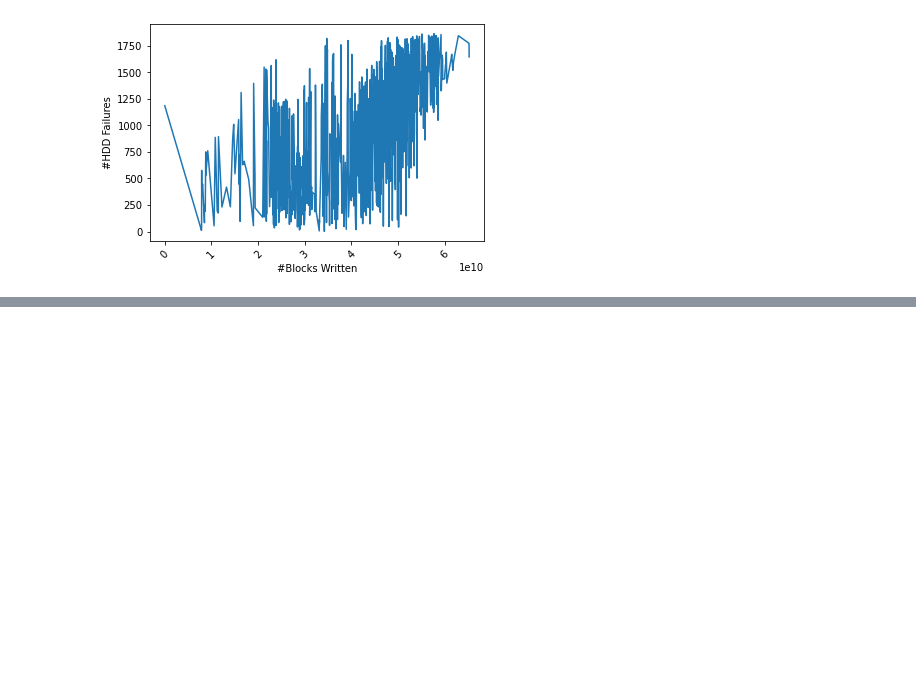
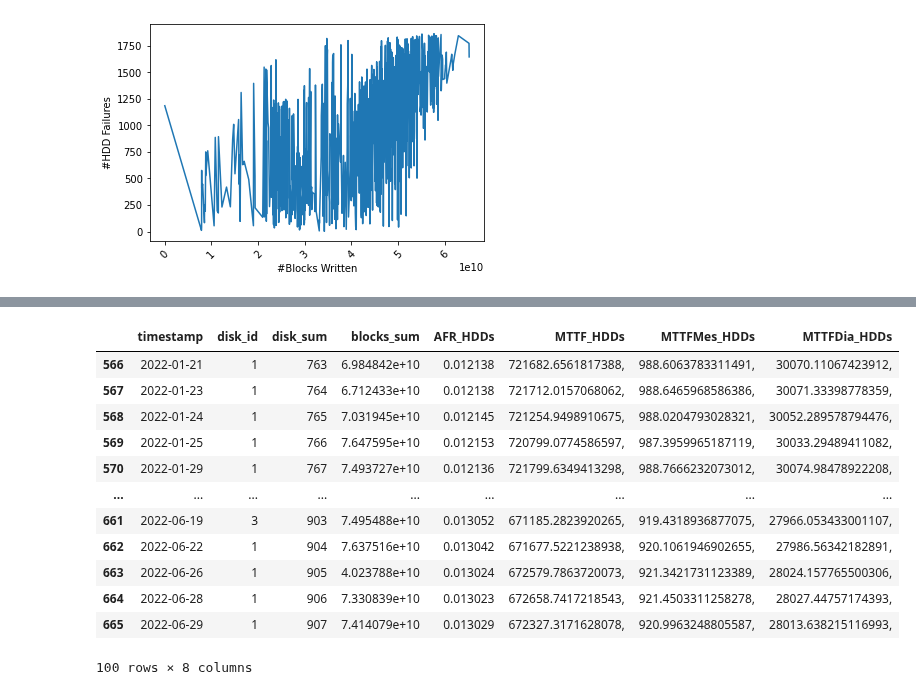
Before and after one commit to EricBorba/StorageFailurePredictor, a Jupyter notebook: WriteAnalModelHDD.ipynb, the cells around one changed output, grey strips where cells are left out. Cells and saved outputs as stored; diff of their text form; code cells hidden in the pictures; blank space fills up the shorter version.

```diff
--- a/WriteAnalModelHDD.ipynb
+++ b/WriteAnalModelHDD.ipynb
@@ -211,3 +202,41 @@ plt.setp(graph.get_xticklabels(), rotation=45)
  None,
  None]
 [figure]
+# %%
+groupHDDFailures['timestamp'] = pd.to_datetime(groupHDDFailures['timestamp'], format='%Y-%m-%d').dt.floor('D')
+# %%
+#dynamic mttf
+
+#resultWriteFailureNone["AFR"] = ((resultWriteFailureNone["cum_sum"])*((resultWriteFailureNone["timestamp"]-resultWriteFailureNone["timestamp"].iloc[0]).days))/(resultWriteFailureNone.size)
+
+hours_per_year = 365*24
+numberTotalSSDs = groupHDDFailures.size
+
+groupHDDFailures["AFR_HDDs"] = " "
+groupHDDFailures["MTTF_HDDs"] = " "
+groupHDDFailures["MTTFMes_HDDs"] = " "
+groupHDDFailures["MTTFDia_HDDs"] = " "
+
+for i in range(1, len(groupHDDFailures)):
+
+
+    numberFailedSSDs = groupHDDFailures.iloc[i].disk_sum
+    if numberFailedSSDs != 0:
+        temp = ((groupHDDFailures.timestamp.iloc[i] - groupHDDFailures.timestamp.iloc[0]).days)/30
+        AFR_HDDs = ((numberFailedSSDs)*(12/temp))/(15290)
+        MTTF_HDDs = (hours_per_year)/(AFR_HDDs)
+        MTTFMes_HDDs = (12)/(AFR_HDDs)
+        MTTFDia_HDDs = (365)/(AFR_HDDs)
+    else:
+        AFR_HDDs = 0
+        MTTF_HDDs = 0
+        MTTFMes_HDDs = 0
+        MTTFDia_HDDs = 0
+
+
+    #resultWriteFailureRM.loc[i, "AFR_SSDs"] = AFR_SSDs
+    #resultWriteFailureRM.loc[i, "mttf_SDDs"] = MTTF_SSDs
+    groupHDDFailures.AFR_HDDs.iloc[i] = AFR_HDDs
+    groupHDDFailures.MTTF_HDDs.iloc[i] = str(MTTF_HDDs) + ','
+    groupHDDFailures.MTTFMes_HDDs.iloc[i] = str(MTTFMes_HDDs) + ','
+    groupHDDFailures.MTTFDia_HDDs.iloc[i] = str(MTTFDia_HDDs) + ','
@@ -213,0 +260,16 @@ plt.setp(graph.get_xticklabels(), rotation=45)
+# %%
+groupHDDFailures.tail(100)
+# %% [output]
+|  | timestamp | disk_id | disk_sum | blocks_sum | AFR_HDDs | MTTF_HDDs | MTTFMes_HDDs | MTTFDia_HDDs |
+| 566 | 2022-01-21 | 1 | 763 | 6.984842e+10 | 0.012138 | 721682.6561817388, | 988.6063783311491, | 30070.11067423912, |
+| 567 | 2022-01-23 | 1 | 764 | 6.712433e+10 | 0.012138 | 721712.0157068062, | 988.6465968586386, | 30071.33398778359, |
+| 568 | 2022-01-24 | 1 | 765 | 7.031945e+10 | 0.012145 | 721254.9498910675, | 988.0204793028321, | 30052.289578794476, |
+| 569 | 2022-01-25 | 1 | 766 | 7.647595e+10 | 0.012153 | 720799.0774586597, | 987.3959965187119, | 30033.29489411082, |
+| 570 | 2022-01-29 | 1 | 767 | 7.493727e+10 | 0.012136 | 721799.6349413298, | 988.7666232073012, | 30074.98478922208, |
+| ... | ... | ... | ... | ... | ... | ... | ... | ... |
+| 661 | 2022-06-19 | 3 | 903 | 7.495488e+10 | 0.013052 | 671185.2823920265, | 919.4318936877075, | 27966.053433001107, |
+| 662 | 2022-06-22 | 1 | 904 | 7.637516e+10 | 0.013042 | 671677.5221238938, | 920.1061946902655, | 27986.56342182891, |
+| 663 | 2022-06-26 | 1 | 905 | 4.023788e+10 | 0.013024 | 672579.7863720073, | 921.3421731123389, | 28024.157765500306, |
+| 664 | 2022-06-28 | 1 | 906 | 7.330839e+10 | 0.013023 | 672658.7417218543, | 921.4503311258278, | 28027.44757174393, |
+| 665 | 2022-06-29 | 1 | 907 | 7.414079e+10 | 0.013029 | 672327.3171628078, | 920.9963248805587, | 28013.638215116993, |
+100 rows × 8 columns
```
Also changed, not shown: parts of 4 cells of this notebook, 1 other file.
